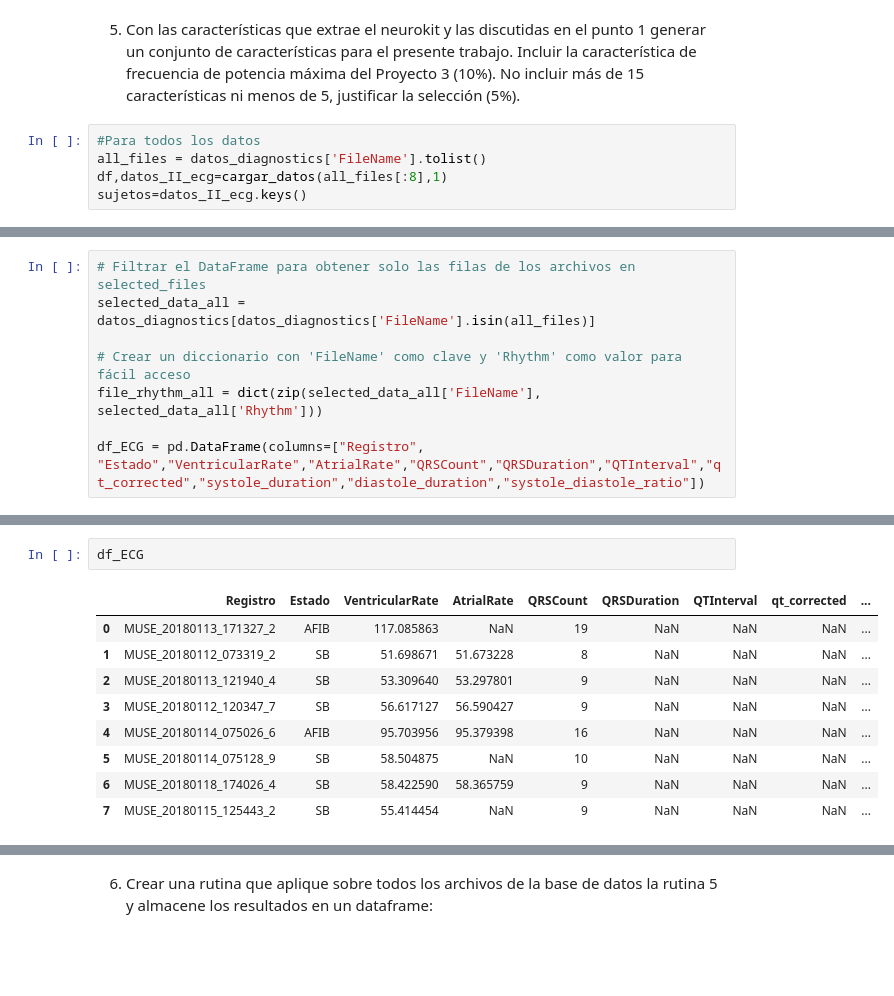
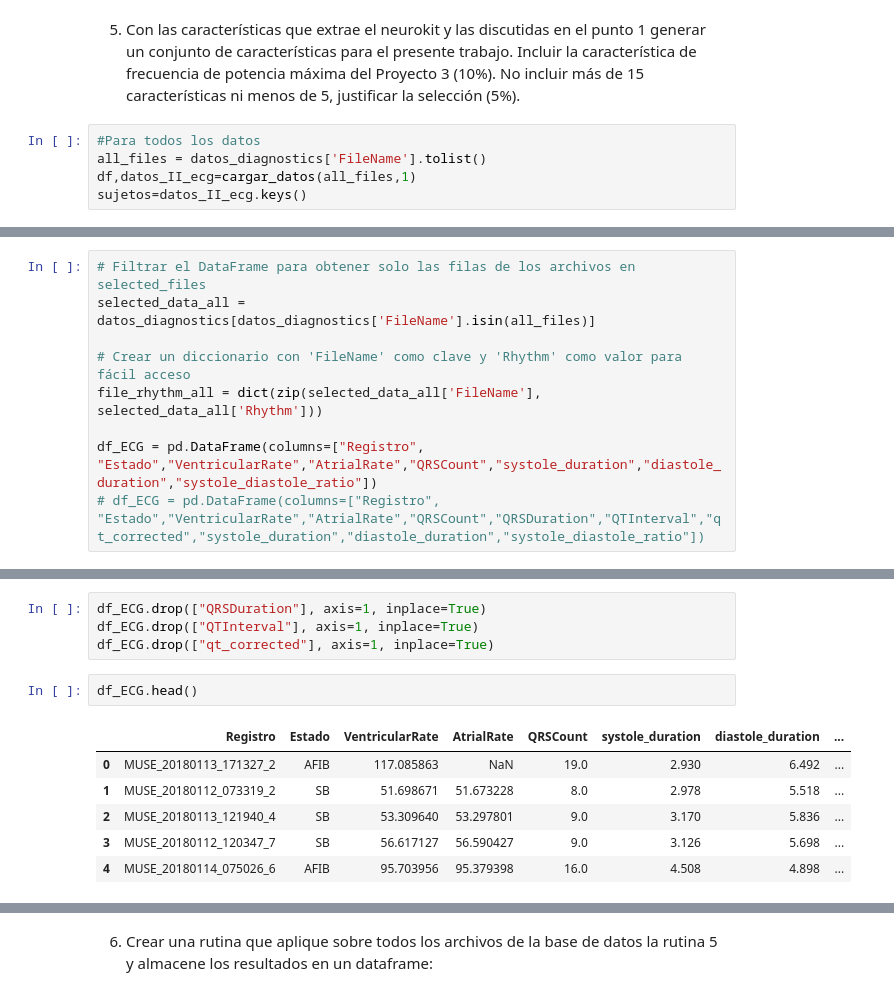
Before and after one commit to MariaOs02/LabBiosenales, a Jupyter notebook: Proyecto_4/Proyecto4.ipynb, the cells around one changed output, grey strips where cells are left out. Cells and saved outputs as stored; diff of their text form; blank space fills up the shorter version.

```diff
--- a/Proyecto_4/Proyecto4.ipynb
+++ b/Proyecto_4/Proyecto4.ipynb
@@ -149,7 +165,7 @@ file_rhythm_all = dict(zip(selected_data_all['FileName'], selected_data_all['Rhy
 # %%
 #Para todos los datos
 all_files = datos_diagnostics['FileName'].tolist()
-df,datos_II_ecg=cargar_datos(all_files[:8],1)
+df,datos_II_ecg=cargar_datos(all_files,1)
 sujetos=datos_II_ecg.keys()
 # %%
 sujetos
@@ -160,4 +178,5 @@ selected_data_all = datos_diagnostics[datos_diagnostics['FileName'].isin(all_fil
 # Crear un diccionario con 'FileName' como clave y 'Rhythm' como valor para fácil acceso
 file_rhythm_all = dict(zip(selected_data_all['FileName'], selected_data_all['Rhythm']))
 
-df_ECG = pd.DataFrame(columns=["Registro", "Estado","VentricularRate","AtrialRate","QRSCount","QRSDuration","QTInterval","qt_corrected","systole_duration","diastole_duration","systole_diastole_ratio"])
+df_ECG = pd.DataFrame(columns=["Registro", "Estado","VentricularRate","AtrialRate","QRSCount","systole_duration","diastole_duration","systole_diastole_ratio"])
+# df_ECG = pd.DataFrame(columns=["Registro", "Estado","VentricularRate","AtrialRate","QRSCount","QRSDuration","QTInterval","qt_corrected","systole_duration","diastole_duration","systole_diastole_ratio"])
@@ -244,15 +283,16 @@ for archivo in sujetos:
+# %%
+df_ECG.drop(["QRSDuration"], axis=1, inplace=True)
+df_ECG.drop(["QTInterval"], axis=1, inplace=True)
+df_ECG.drop(["qt_corrected"], axis=1, inplace=True)
 # %%
-df_ECG
+df_ECG.head()
 # %% [output]
-|  | Registro | Estado | VentricularRate | AtrialRate | QRSCount | QRSDuration | QTInterval | qt_corrected | ... |
-| 0 | MUSE_20180113_171327_2 | AFIB | 117.085863 | NaN | 19 | NaN | NaN | NaN | ... |
-| 1 | MUSE_20180112_073319_2 | SB | 51.698671 | 51.673228 | 8 | NaN | NaN | NaN | ... |
-| 2 | MUSE_20180113_121940_4 | SB | 53.309640 | 53.297801 | 9 | NaN | NaN | NaN | ... |
-| 3 | MUSE_20180112_120347_7 | SB | 56.617127 | 56.590427 | 9 | NaN | NaN | NaN | ... |
-| 4 | MUSE_20180114_075026_6 | AFIB | 95.703956 | 95.379398 | 16 | NaN | NaN | NaN | ... |
-| 5 | MUSE_20180114_075128_9 | SB | 58.504875 | NaN | 10 | NaN | NaN | NaN | ... |
-| 6 | MUSE_20180118_174026_4 | SB | 58.422590 | 58.365759 | 9 | NaN | NaN | NaN | ... |
-| 7 | MUSE_20180115_125443_2 | SB | 55.414454 | NaN | 9 | NaN | NaN | NaN | ... |
+|  | Registro | Estado | VentricularRate | AtrialRate | QRSCount | systole_duration | diastole_duration | ... |
+| 0 | MUSE_20180113_171327_2 | AFIB | 117.085863 | NaN | 19.0 | 2.930 | 6.492 | ... |
+| 1 | MUSE_20180112_073319_2 | SB | 51.698671 | 51.673228 | 8.0 | 2.978 | 5.518 | ... |
+| 2 | MUSE_20180113_121940_4 | SB | 53.309640 | 53.297801 | 9.0 | 3.170 | 5.836 | ... |
+| 3 | MUSE_20180112_120347_7 | SB | 56.617127 | 56.590427 | 9.0 | 3.126 | 5.698 | ... |
+| 4 | MUSE_20180114_075026_6 | AFIB | 95.703956 | 95.379398 | 16.0 | 4.508 | 4.898 | ... |
 # %%
 df_ECG.columns
 # %% [output]
```
Also changed, not shown: parts of 24 cells of this notebook, 3 other files.
